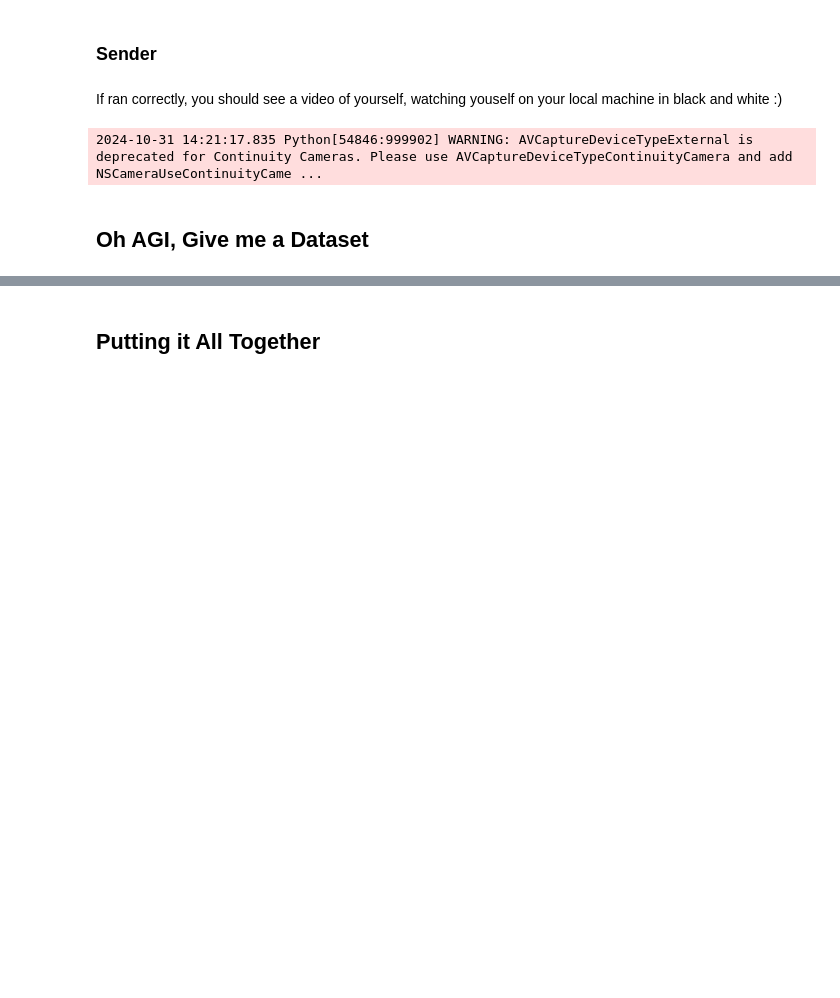
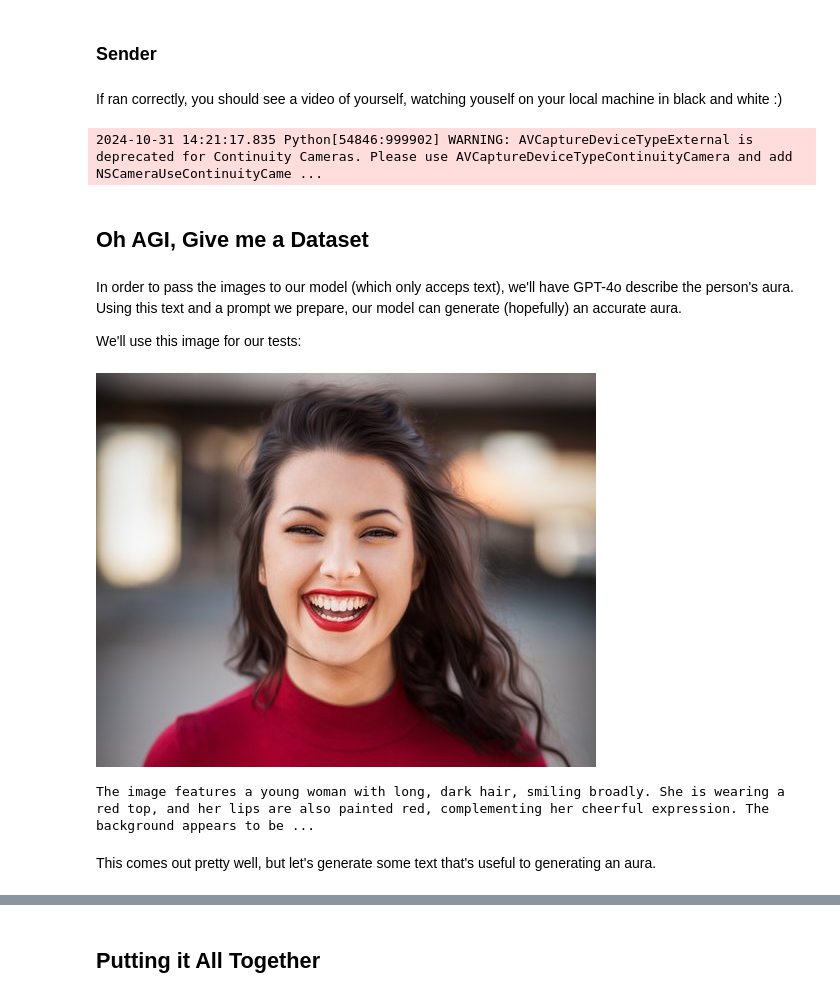
Before and after one commit to ghubnerr/aura, a Jupyter notebook: notebooks/baseline_video_gen.ipynb, the cells around one changed output, grey strips where cells are left out. Drawn from its saved outputs; the diff is of its cells as text; code cells hidden in the pictures; blank space fills up the shorter version.

Commit message:
Add iOpenAI captioning section

```diff
--- a/notebooks/baseline_video_gen.ipynb
+++ b/notebooks/baseline_video_gen.ipynb
@@ -297,3 +300,52 @@ if len(server_type) != 0 and server_type[0] == "s":
 2024-10-31 14:21:17.835 Python[54846:999902] WARNING: AVCaptureDeviceTypeExternal is deprecated for Continuity Cameras. Please use AVCaptureDeviceTypeContinuityCamera and add NSCameraUseContinuityCame ...
 # %% [markdown]
 ## Oh AGI, Give me a Dataset
+# %% [markdown]
+In order to pass the images to our model (which only acceps text), we'll have GPT-4o describe the person's aura. Using this text and a prompt we prepare, our model can generate (hopefully) an accurate aura.
+
+We'll use this image for our tests:
+# %%
+import requests
+from PIL import Image
+from io import BytesIO
+
+url = 'https://images.squarespace-cdn.com/content/v1/5811246737c581e3d863f020/1514670194571-9YWHQITTW2PJ2M4RMZFY/Happiest+person+in+the+world%21.jpg?format=500w'
+
+response = requests.get(url)
+img = Image.open(BytesIO(response.content))
+
+img.show()
+# %% [output]
+[figure, added]
+# %%
+from openai import OpenAI
+from dotenv import load_dotenv
+
+load_dotenv()
+
+client = OpenAI(api_key = os.getenv("OPENAI_API_KEY"))
+
+response = client.chat.completions.create(
+  model="gpt-4o-mini",
+  messages=[
+    {
+      "role": "user",
+      "content": [
+        {"type": "text", "text": "Can you describe the image?"},
+        {
+          "type": "image_url",
+          "image_url": {
+            "url": url
+          },
+        },
+      ],
+    }
+  ],
+  max_tokens=300,
+)
+
+print(response.choices[0].message.content)
+# %% [output]
+The image features a young woman with long, dark hair, smiling broadly. She is wearing a red top, and her lips are also painted red, complementing her cheerful expression. The background appears to be ...
+# %% [markdown]
+This comes out pretty well, but let's generate some text that's useful to generating an aura.
```
Also changed, not shown: parts of 6 cells of this notebook, 1 other file.
